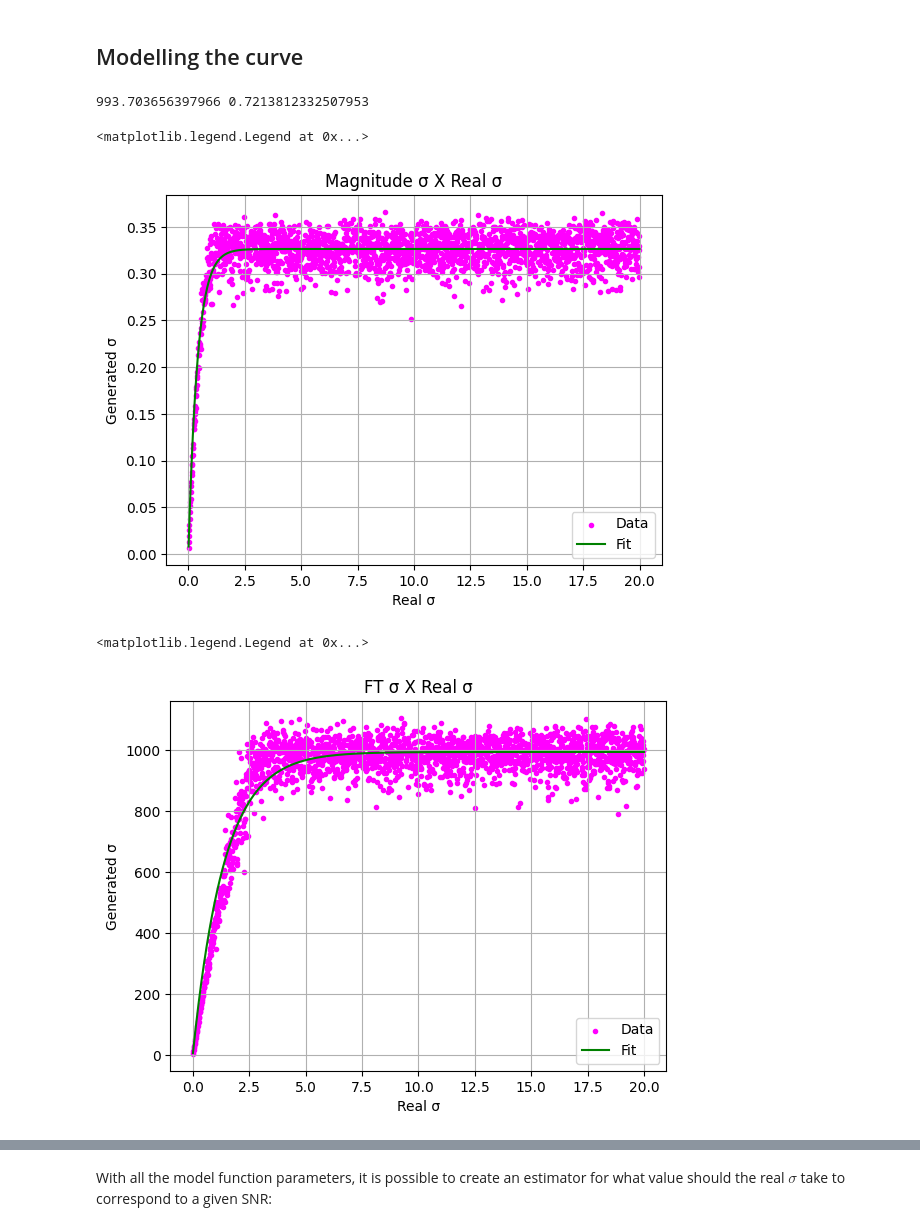
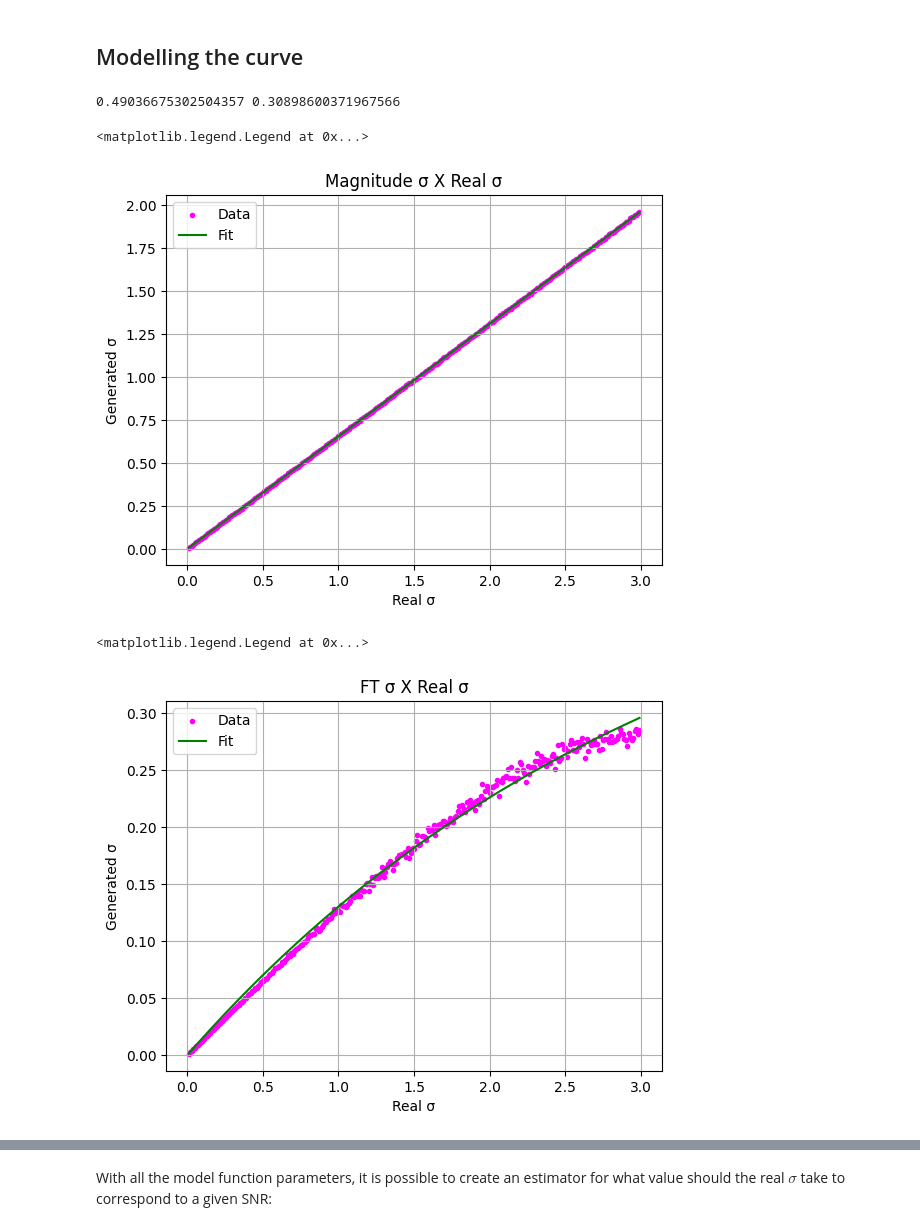
Before and after one commit to JoaoDell/MRI-study, a Jupyter notebook: examples/sigma_relations.ipynb, the cells around one changed output, grey strips where cells are left out. Saved outputs shown, nothing was run; the diff lists cells and outputs as text; code cells hidden in the pictures.

```diff
--- a/examples/sigma_relations.ipynb
+++ b/examples/sigma_relations.ipynb
@@ -192,0 +191,20 @@ for i in range(sample_sigmas.size):
+# %%
+for j in range(n_avgs):
+    for i in range(sample_sigmas.size):
+        corrup = pymri.corrupted_snr(sig, center, sample_sigmas[i])
+        Ps[j, i] = np.nanmax(np.abs(corrup))
+        gen_sigmas[j, i] += Ps[j, i]/pymri.snr(np.abs(corrup))
+
+        sig_fft = fftshift(fft(corrup, corrup.size))
+        P_ffts[j, i] = np.nanmax(sig_fft)
+        sig_fft = sig_fft/P_ffts[j, i]
+
+        gen_fft_sigmas[j, i] += 1.0/pymri.snr(sig_fft)
+# %%
+avg_gen_sigmas = np.sum(gen_sigmas, axis = 0)/n_avgs
+avg_Ps = np.sum(Ps, axis = 0)/n_avgs
+
+avg_gen_fft_sigmas = np.sum(gen_fft_sigmas, axis = 0)/n_avgs
+avg_P_ffts = np.sum(P_ffts, axis = 0)/n_avgs
+
+print(avg_gen_sigmas.shape)
@@ -268,27 +288,27 @@ def logarithm(x, a, b, c):
 def exponential(x, a, b, c):
     return c + np.exp(a*x + b)
 # %%
-curve = curve_fit(model_function, sample_sigmas, gen_sigmas)
-curve_fft = curve_fit(model_function, sample_sigmas, gen_fft_sigmas)
+curve = curve_fit(linear, sample_sigmas, avg_gen_sigmas)
+curve_fft = curve_fit(model_function, sample_sigmas, avg_gen_fft_sigmas)
 # %%
-a, c = curve[0]
+a, b = curve[0]
 a_fft, c_fft = curve_fft[0]
 print(a_fft, c_fft)
 # %% [output]
-993.703656397966 0.7213812332507953
+0.49036675302504357 0.30898600371967566
 # %%
-plt.scatter(sample_sigmas, gen_sigmas, c = "magenta", marker= ".", label = "Data")
-plt.plot(sample_sigmas, model_function(sample_sigmas, a, c), c = "green", label = "Fit")
+plt.scatter(sample_sigmas, avg_gen_sigmas, c = "magenta", marker= ".", label = "Data")
+plt.plot(sample_sigmas, linear(sample_sigmas, a, b), c = "green", label = "Fit")
 plt.title("Magnitude σ X Real σ")
 plt.xlabel("Real σ")
 plt.ylabel("Generated σ")
 plt.grid(True)
 plt.legend()
 # %% [output]
 <matplotlib.legend.Legend at 0x...>
-[figure, old version]
+[figure, new version]
 # %%
-plt.scatter(sample_sigmas, gen_fft_sigmas, c = "magenta", marker= ".", label = "Data")
+plt.scatter(sample_sigmas, avg_gen_fft_sigmas, c = "magenta", marker= ".", label = "Data")
 plt.plot(sample_sigmas, model_function(sample_sigmas, a_fft, c_fft), c = "green", label = "Fit")
 plt.title("FT σ X Real σ")
 plt.xlabel("Real σ")
@@ -297,7 +317,7 @@ plt.grid(True)
 plt.legend()
 # %% [output]
 <matplotlib.legend.Legend at 0x...>
-[figure, old version]
+[figure, new version]
 # %%
 plt.figure(figsize=(15, 5))
 
```
Also changed, not shown: parts of 20 cells of this notebook.
